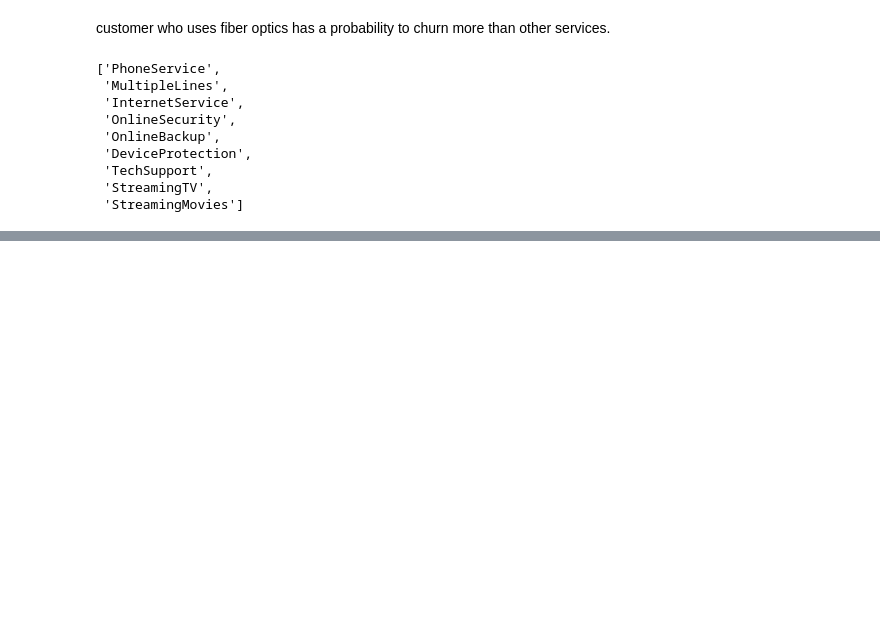
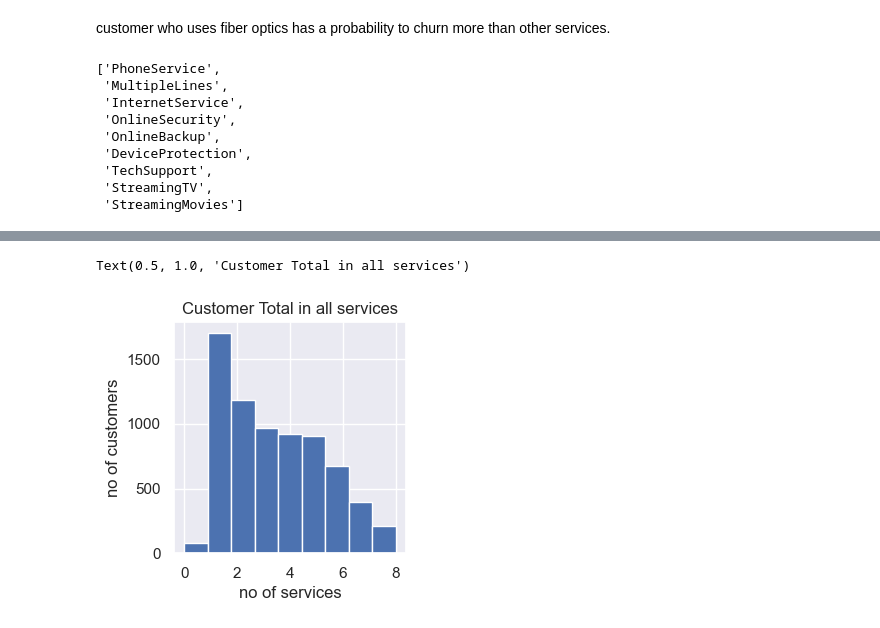
Before and after one commit to Oluyomy/Predicting-Telco-customer-churn, a Jupyter notebook: Customer churn c.ipynb, the cells around one changed output, grey strips where cells are left out. Cells and saved outputs as stored; diff of their text form; code cells hidden in the pictures; blank space fills up the shorter version.

Commit message:
services1

```diff
--- a/Customer churn c.ipynb
+++ b/Customer churn c.ipynb
@@ -385,3 +385,8 @@ Services
  'TechSupport',
  'StreamingTV',
  'StreamingMovies']
+# %%
+# to create new colunm to show all  servicea for each person
+all_services = [0] * 7043
+Telco_df['Services1'] = all_services
+Telco_df.head()
@@ -387,0 +401,5 @@ Services
+# %%
+for col in Services:
+    if col != 'InternetService':
+        Telco_df['Services1'] += Telco_df[col].map({"Yes" : 1 , "No" : 0})
+Telco_df.head()
@@ -387,0 +414,8 @@ Services
+# %%
+plt.hist(Telco_df['Services1'] , 9)
+plt.xlabel("no of services")
+plt.ylabel("no of customers")
+plt. title("Customer Total in all services")
+# %% [output]
+Text(0.5, 1.0, 'Customer Total in all services')
+[figure, added]
```
Also changed, not shown: parts of 19 cells of this notebook.
